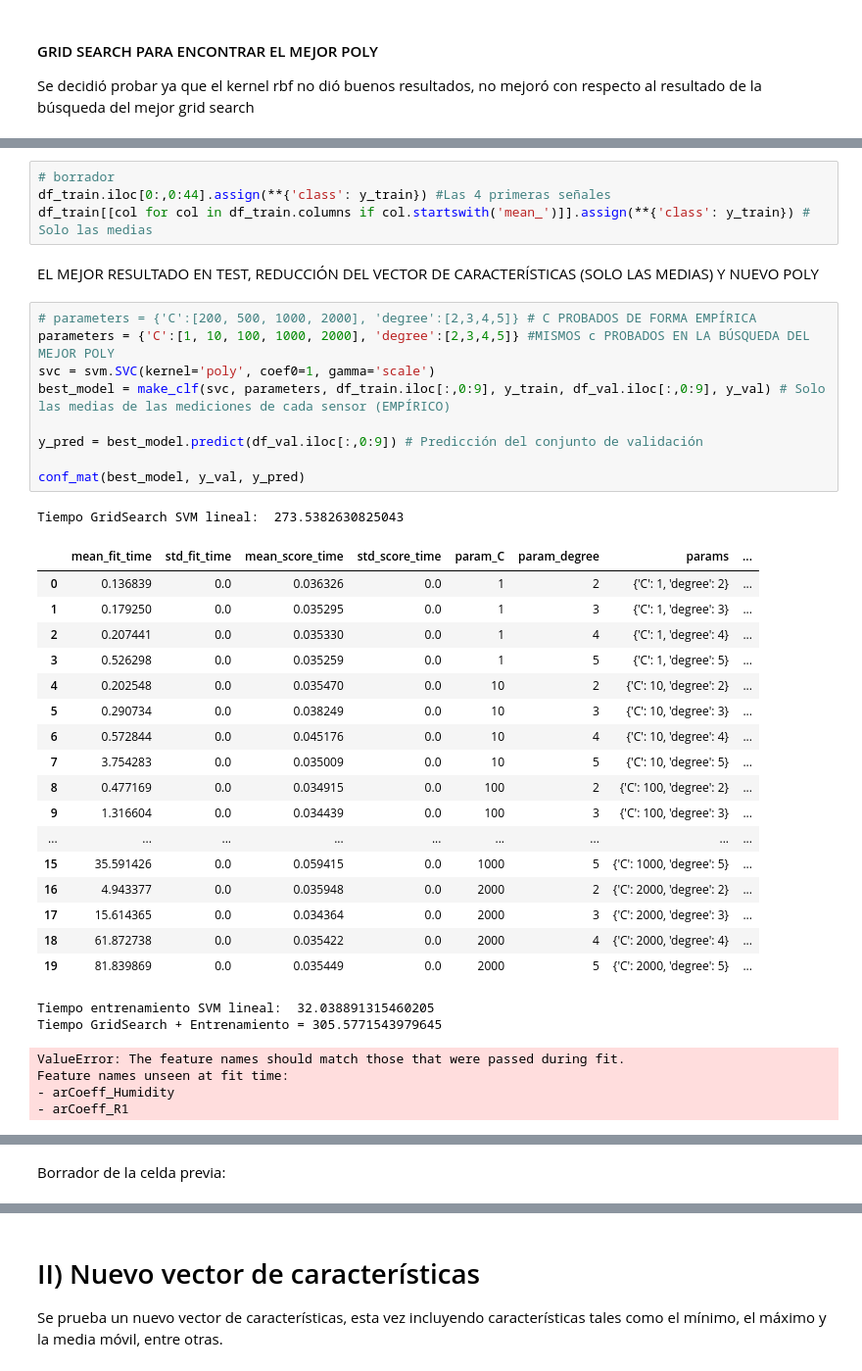
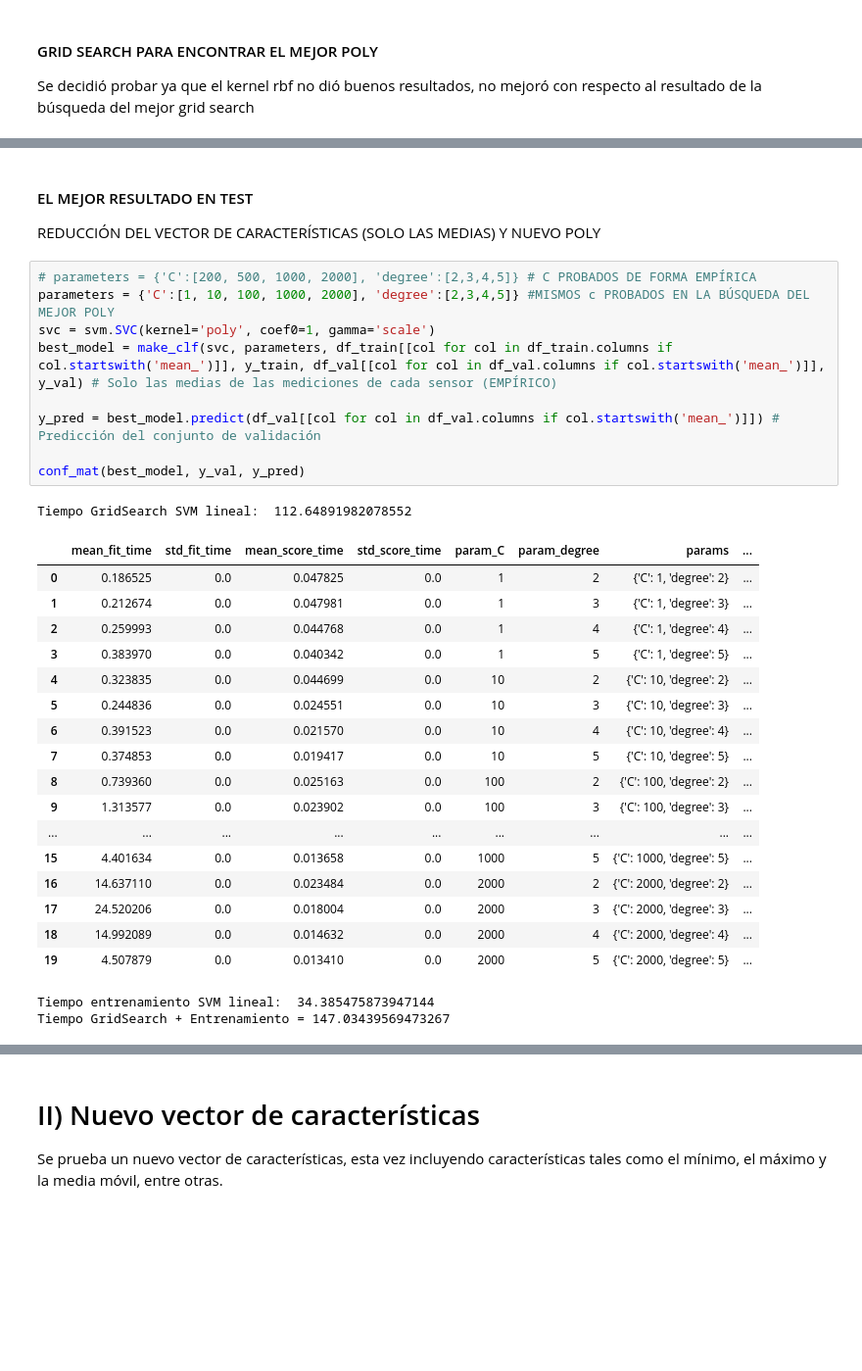
Before and after one commit to d4vidi4n/borradores, a Jupyter notebook: Proyecto_IC_Jorge_Estrada.ipynb, the cells around one changed output, grey strips where cells are left out. Shown at 98% size. Saved outputs shown, nothing was run; the diff lists cells and outputs as text; blank space fills up the shorter version.

Commit message:
El mejor resultado en test con el vector de características reducido, solo las medias, no he implementado un selector de características más sofisticado

```diff
--- a/Proyecto_IC_Jorge_Estrada.ipynb
+++ b/Proyecto_IC_Jorge_Estrada.ipynb
@@ -443,41 +446,34 @@ Tiempo GridSearch + Entrenamiento = 26.538180351257324
 [figure]
-# %%
-# borrador
-df_train.iloc[0:,0:44].assign(**{'class': y_train}) #Las 4 primeras señales
-df_train[[col for col in df_train.columns if col.startswith('mean_')]].assign(**{'class': y_train}) # Solo las medias
 # %% [markdown]
-EL MEJOR RESULTADO EN TEST, REDUCCIÓN DEL VECTOR DE CARACTERÍSTICAS (SOLO LAS MEDIAS) Y NUEVO POLY
+#### EL MEJOR RESULTADO EN TEST
+REDUCCIÓN DEL VECTOR DE CARACTERÍSTICAS (SOLO LAS MEDIAS) Y NUEVO POLY
 # %%
 # parameters = {'C':[200, 500, 1000, 2000], 'degree':[2,3,4,5]} # C PROBADOS DE FORMA EMPÍRICA
 parameters = {'C':[1, 10, 100, 1000, 2000], 'degree':[2,3,4,5]} #MISMOS c PROBADOS EN LA BÚSQUEDA DEL MEJOR POLY
 svc = svm.SVC(kernel='poly', coef0=1, gamma='scale')
-best_model = make_clf(svc, parameters, df_train.iloc[:,0:9], y_train, df_val.iloc[:,0:9], y_val) # Solo las medias de las mediciones de cada sensor (EMPÍRICO)
+best_model = make_clf(svc, parameters, df_train[[col for col in df_train.columns if col.startswith('mean_')]], y_train, df_val[[col for col in df_val.columns if col.startswith('mean_')]], y_val) # Solo las medias de las mediciones de cada sensor (EMPÍRICO)
 
-y_pred = best_model.predict(df_val.iloc[:,0:9]) # Predicción del conjunto de validación
+y_pred = best_model.predict(df_val[[col for col in df_val.columns if col.startswith('mean_')]]) # Predicción del conjunto de validación
 
 conf_mat(best_model, y_val, y_pred)
 # %% [output]
-Tiempo GridSearch SVM lineal:  273.5382630825043
+Tiempo GridSearch SVM lineal:  112.64891982078552
 |  | mean_fit_time | std_fit_time | mean_score_time | std_score_time | param_C | param_degree | params | ... |
-| 0 | 0.136839 | 0.0 | 0.036326 | 0.0 | 1 | 2 | {'C': 1, 'degree': 2} | ... |
-| 1 | 0.179250 | 0.0 | 0.035295 | 0.0 | 1 | 3 | {'C': 1, 'degree': 3} | ... |
-| 2 | 0.207441 | 0.0 | 0.035330 | 0.0 | 1 | 4 | {'C': 1, 'degree': 4} | ... |
-| 3 | 0.526298 | 0.0 | 0.035259 | 0.0 | 1 | 5 | {'C': 1, 'degree': 5} | ... |
-| 4 | 0.202548 | 0.0 | 0.035470 | 0.0 | 10 | 2 | {'C': 10, 'degree': 2} | ... |
-| 5 | 0.290734 | 0.0 | 0.038249 | 0.0 | 10 | 3 | {'C': 10, 'degree': 3} | ... |
-| 6 | 0.572844 | 0.0 | 0.045176 | 0.0 | 10 | 4 | {'C': 10, 'degree': 4} | ... |
-| 7 | 3.754283 | 0.0 | 0.035009 | 0.0 | 10 | 5 | {'C': 10, 'degree': 5} | ... |
-| 8 | 0.477169 | 0.0 | 0.034915 | 0.0 | 100 | 2 | {'C': 100, 'degree': 2} | ... |
-| 9 | 1.316604 | 0.0 | 0.034439 | 0.0 | 100 | 3 | {'C': 100, 'degree': 3} | ... |
+| 0 | 0.186525 | 0.0 | 0.047825 | 0.0 | 1 | 2 | {'C': 1, 'degree': 2} | ... |
+| 1 | 0.212674 | 0.0 | 0.047981 | 0.0 | 1 | 3 | {'C': 1, 'degree': 3} | ... |
+| 2 | 0.259993 | 0.0 | 0.044768 | 0.0 | 1 | 4 | {'C': 1, 'degree': 4} | ... |
+| 3 | 0.383970 | 0.0 | 0.040342 | 0.0 | 1 | 5 | {'C': 1, 'degree': 5} | ... |
+| 4 | 0.323835 | 0.0 | 0.044699 | 0.0 | 10 | 2 | {'C': 10, 'degree': 2} | ... |
+| 5 | 0.244836 | 0.0 | 0.024551 | 0.0 | 10 | 3 | {'C': 10, 'degree': 3} | ... |
+| 6 | 0.391523 | 0.0 | 0.021570 | 0.0 | 10 | 4 | {'C': 10, 'degree': 4} | ... |
+| 7 | 0.374853 | 0.0 | 0.019417 | 0.0 | 10 | 5 | {'C': 10, 'degree': 5} | ... |
+| 8 | 0.739360 | 0.0 | 0.025163 | 0.0 | 100 | 2 | {'C': 100, 'degree': 2} | ... |
+| 9 | 1.313577 | 0.0 | 0.023902 | 0.0 | 100 | 3 | {'C': 100, 'degree': 3} | ... |
 | ... | ... | ... | ... | ... | ... | ... | ... | ... |
-| 15 | 35.591426 | 0.0 | 0.059415 | 0.0 | 1000 | 5 | {'C': 1000, 'degree': 5} | ... |
-| 16 | 4.943377 | 0.0 | 0.035948 | 0.0 | 2000 | 2 | {'C': 2000, 'degree': 2} | ... |
-| 17 | 15.614365 | 0.0 | 0.034364 | 0.0 | 2000 | 3 | {'C': 2000, 'degree': 3} | ... |
-| 18 | 61.872738 | 0.0 | 0.035422 | 0.0 | 2000 | 4 | {'C': 2000, 'degree': 4} | ... |
-| 19 | 81.839869 | 0.0 | 0.035449 | 0.0 | 2000 | 5 | {'C': 2000, 'degree': 5} | ... |
+| 15 | 4.401634 | 0.0 | 0.013658 | 0.0 | 1000 | 5 | {'C': 1000, 'degree': 5} | ... |
+| 16 | 14.637110 | 0.0 | 0.023484 | 0.0 | 2000 | 2 | {'C': 2000, 'degree': 2} | ... |
+| 17 | 24.520206 | 0.0 | 0.018004 | 0.0 | 2000 | 3 | {'C': 2000, 'degree': 3} | ... |
+| 18 | 14.992089 | 0.0 | 0.014632 | 0.0 | 2000 | 4 | {'C': 2000, 'degree': 4} | ... |
+| 19 | 4.507879 | 0.0 | 0.013410 | 0.0 | 2000 | 5 | {'C': 2000, 'degree': 5} | ... |
-Tiempo entrenamiento SVM lineal:  32.038891315460205
-Tiempo GridSearch + Entrenamiento = 305.5771543979645
+Tiempo entrenamiento SVM lineal:  34.385475873947144
+Tiempo GridSearch + Entrenamiento = 147.03439569473267
-ValueError: The feature names should match those that were passed during fit.
-Feature names unseen at fit time:
-- arCoeff_Humidity
-- arCoeff_R1
@@ -484,2 +480,0 @@ Feature names unseen at fit time:
-# %% [markdown]
-Borrador de la celda previa:
```
Also changed, not shown: parts of 24 cells of this notebook.
